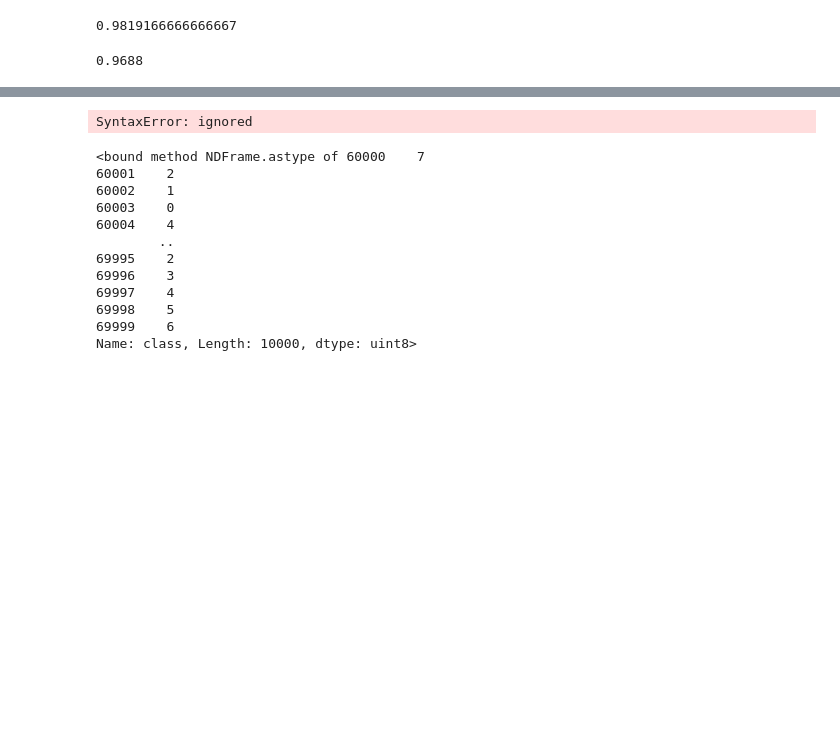
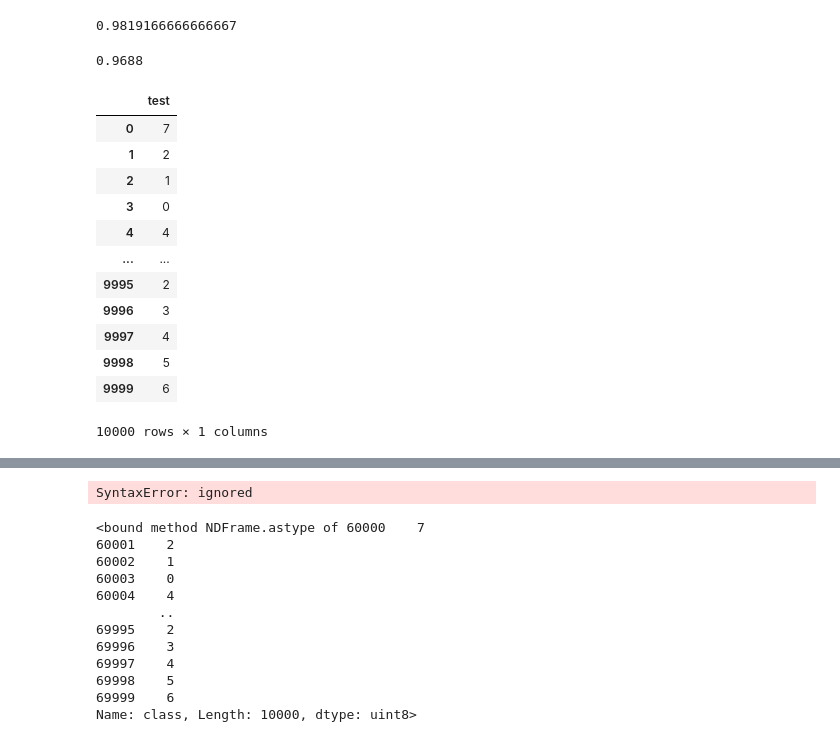
Before and after one commit to PremGorecki/MachineLearning, a Jupyter notebook: 01_MNIST_zadanie1.ipynb, the cells around one changed output, grey strips where cells are left out. Drawn from its saved outputs; the diff is of its cells as text; code cells hidden in the pictures; blank space fills up the shorter version.

```diff
--- a/01_MNIST_zadanie1.ipynb
+++ b/01_MNIST_zadanie1.ipynb
@@ -158,3 +158,28 @@ f1_score_test = f1_score(y_test, y_test_pred, average='micro')
 f1_score_test
 # %% [output]
 0.9688
+# %%
+#Compare two arrays
+y_test_diff = pd.DataFrame()
+y_test_diff['test'] = pd.DataFrame(np.array(y_test))
+y_test_diff.set_index(y_test.index.values)
+#y_test_diff['test_pred'] = pd.DataFrame(y_test_pred)
+
+#y_test_diff = y_test_diff[np.array(y_test)!=y_test_pred]
+y_test_diff
+
+#Może to sprawdzić DataFrame.set_index(keys, drop=True, append=False, inplace=False, verify_integrity=False)
+# %% [output]
+|  | test |
+| 0 | 7 |
+| 1 | 2 |
+| 2 | 1 |
+| 3 | 0 |
+| 4 | 4 |
+| ... | ... |
+| 9995 | 2 |
+| 9996 | 3 |
+| 9997 | 4 |
+| 9998 | 5 |
+| 9999 | 6 |
+10000 rows × 1 columns
```
Also changed, not shown: parts of 9 cells of this notebook.
